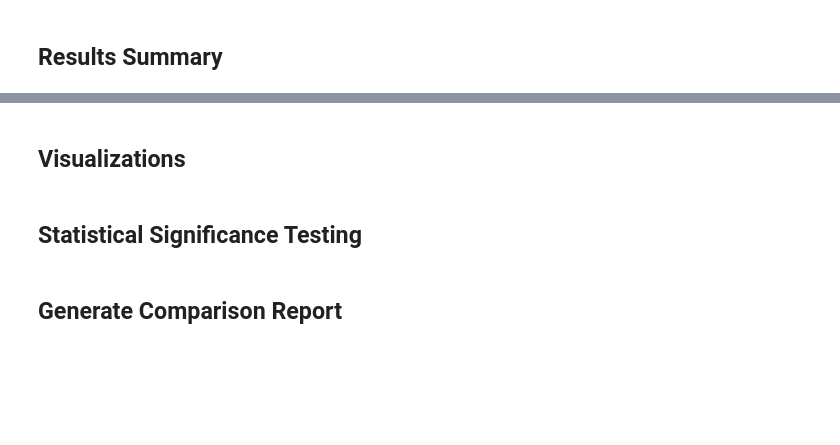
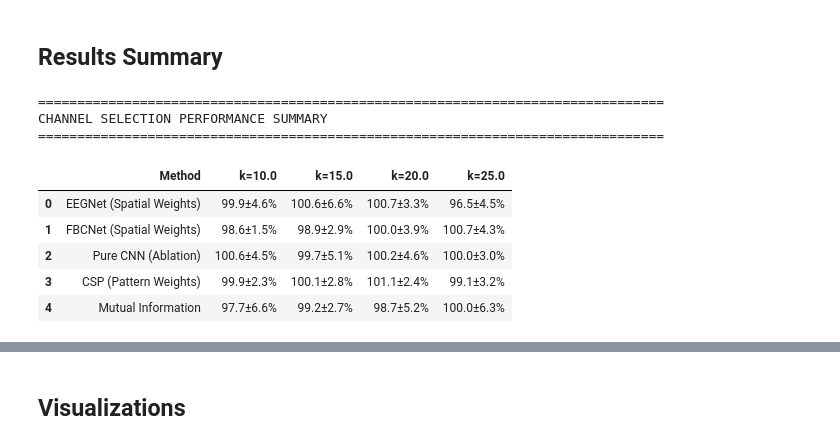
Before and after one commit to shivapreetham/eeg-channel-selection, a Jupyter notebook: physionet_method_comparison.ipynb, the cells around one changed output, grey strips where cells are left out. Drawn from its saved outputs; the diff is of its cells as text; code cells hidden in the pictures; blank space fills up the shorter version.

```diff
--- a/physionet_method_comparison.ipynb
+++ b/physionet_method_comparison.ipynb
@@ -202,8 +228,7 @@ class FBCNet(nn.Module):
             return x.numel()
 
     def forward(self, x):
-        # Input: (batch, channels, timepoints)
-        x = x.unsqueeze(1)  # (batch, 1, channels, timepoints)
+        # Input: (batch, 1, channels, timepoints) - already has channel dim from EEGDataset
 
         # Spatial filtering
         x = self.spatial_conv(x)
@@ -254,8 +279,7 @@ class PureCNN(nn.Module):
         self.fc = nn.Linear(hidden_dim * num_channels, num_classes)
 
     def forward(self, x):
-        # Input: (batch, channels, timepoints)
-        x = x.unsqueeze(1)  # (batch, 1, channels, timepoints)
+        # Input: (batch, 1, channels, timepoints) - already has channel dim from EEGDataset
 
         # Block 1
         x = self.conv1(x)
@@ -494,12 +620,0 @@ def evaluate_method(method_name, model_class, data, labels, config, device):
-# %%
-# Load results from physionet_training.ipynb
-eegarnn_results_path = Path('results/subject_results.csv')
-
-if eegarnn_results_path.exists():
-    eegarnn_df = pd.read_csv(eegarnn_results_path)
-    print("EEG-ARNN Results Loaded:")
-    display(eegarnn_df)
-else:
-    print("ERROR: EEG-ARNN results not found!")
-    print("Please run physionet_training.ipynb first.")
-    eegarnn_df = None
@@ -597,0 +818,58 @@ else:
+# %%
+if len(results_df) > 0:
+    print("\n" + "="*80)
+    print("CHANNEL SELECTION PERFORMANCE SUMMARY")
+    print("="*80)
+
+    # Create summary table
+    summary_data = []
+    for method in results_df['method'].unique():
+        method_data = results_df[results_df['method'] == method]
+        row = {'Method': method}
+
+        # Add retention for each k
+        for k in sorted(results_df['k'].unique()):
+            k_data = method_data[method_data['k'] == k]
+            if len(k_data) > 0:
+                mean_ret = k_data['retention'].mean()
+                std_ret = k_data['retention'].std()
+                row[f'k={k}'] = f"{mean_ret:.1f}±{std_ret:.1f}%"
+
+        summary_data.append(row)
+
+    summary_df = pd.DataFrame(summary_data)
+    display(summary_df)
+
+    # Save results
+    results_path = CONFIG['output_dir'] / 'channel_selection_results.csv'
+    results_df.to_csv(results_path, index=False)
+    print(f"\nDetailed results saved to: {results_path}")
+
+    summary_path = CONFIG['output_dir'] / 'channel_selection_summary.csv'
+    summary_df.to_csv(summary_path, index=False)
+    print(f"Summary saved to: {summary_path}")
+
+    # Find best method
+    print("\n" + "="*80)
+    print("KEY FINDINGS")
+    print("="*80)
+    for k in sorted(results_df['k'].unique()):
+        k_data = results_df[results_df['k'] == k]
+        best_method = k_data.groupby('method')['retention'].mean().idxmax()
+        best_retention = k_data.groupby('method')['retention'].mean().max()
+        print(f"\nTop-{k} channels (reduction: {(1-k/64)*100:.0f}%):")
+        print(f"  Best method: {best_method}")
+        print(f"  Retention: {best_retention:.1f}%")
+
+else:
+    print("No results to summarize.")
+# %% [output]
+================================================================================
+CHANNEL SELECTION PERFORMANCE SUMMARY
+================================================================================
+|  | Method | k=10.0 | k=15.0 | k=20.0 | k=25.0 |
+| 0 | EEGNet (Spatial Weights) | 99.9±4.6% | 100.6±6.6% | 100.7±3.3% | 96.5±4.5% |
+| 1 | FBCNet (Spatial Weights) | 98.6±1.5% | 98.9±2.9% | 100.0±3.9% | 100.7±4.3% |
+| 2 | Pure CNN (Ablation) | 100.6±4.5% | 99.7±5.1% | 100.2±4.6% | 100.0±3.0% |
+| 3 | CSP (Pattern Weights) | 99.9±2.3% | 100.1±2.8% | 101.1±2.4% | 99.1±3.2% |
+| 4 | Mutual Information | 97.7±6.6% | 99.2±2.7% | 98.7±5.2% | 100.0±6.3% |
@@ -669,2 +894,0 @@ else:
-# %% [markdown]
-## Statistical Significance Testing
@@ -712,2 +894,0 @@ else:
-# %% [markdown]
-## Generate Comparison Report
```
Also changed, not shown: parts of 24 cells of this notebook, 3 other files.
